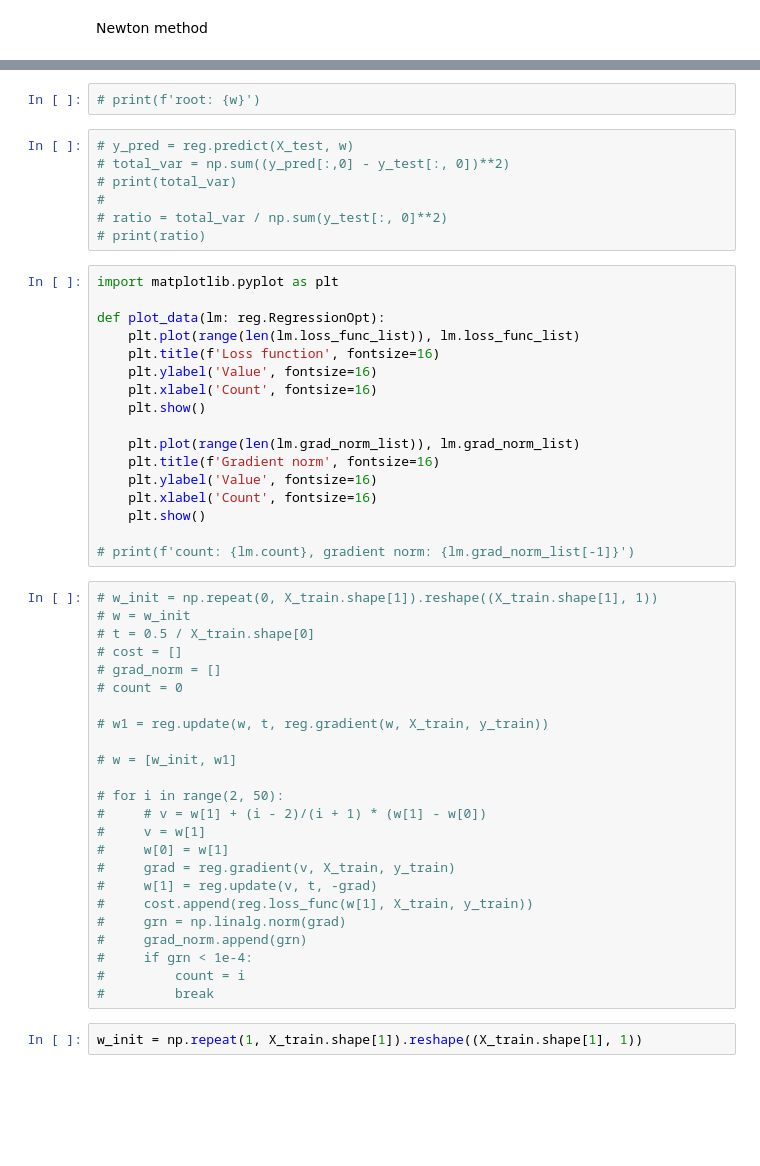
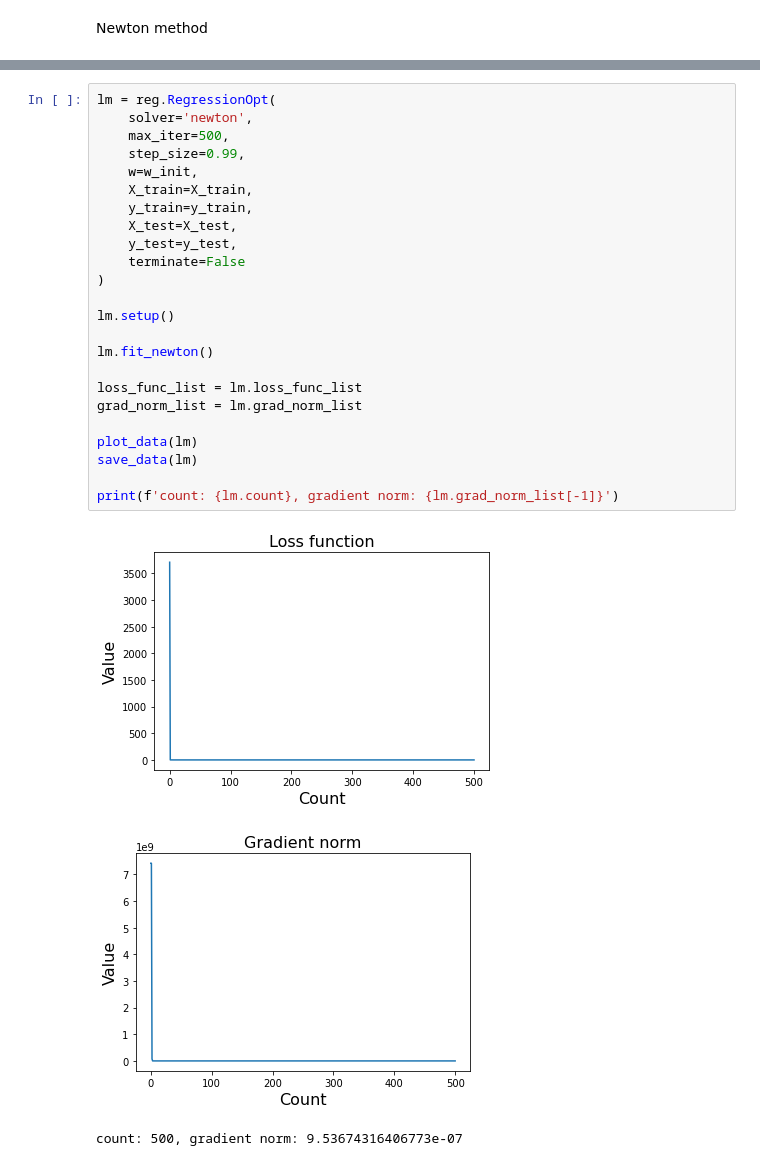
Before and after one commit to batman0911/regression_algorithm, a Jupyter notebook: kc_house/main.ipynb, the cells around one changed output, grey strips where cells are left out. Saved outputs shown, nothing was run; the diff lists cells and outputs as text; blank space fills up the shorter version.

```diff
--- a/kc_house/main.ipynb
+++ b/kc_house/main.ipynb
@@ -71,52 +88,28 @@ for i in range(50):
-# %%
-# print(f'root: {w}')
-# %%
-# y_pred = reg.predict(X_test, w)
-# total_var = np.sum((y_pred[:,0] - y_test[:, 0])**2)
-# print(total_var)
-#
-# ratio = total_var / np.sum(y_test[:, 0]**2)
-# print(ratio)
-# %%
-import matplotlib.pyplot as plt
-
-def plot_data(lm: reg.RegressionOpt):
-    plt.plot(range(len(lm.loss_func_list)), lm.loss_func_list)
-    plt.title(f'Loss function', fontsize=16)
-    plt.ylabel('Value', fontsize=16)
-    plt.xlabel('Count', fontsize=16)
-    plt.show()
-
-    plt.plot(range(len(lm.grad_norm_list)), lm.grad_norm_list)
-    plt.title(f'Gradient norm', fontsize=16)
-    plt.ylabel('Value', fontsize=16)
-    plt.xlabel('Count', fontsize=16)
-    plt.show()
-
-# print(f'count: {lm.count}, gradient norm: {lm.grad_norm_list[-1]}')
-# %%
-# w_init = np.repeat(0, X_train.shape[1]).reshape((X_train.shape[1], 1))
-# w = w_init
-# t = 0.5 / X_train.shape[0]
-# cost = []
-# grad_norm = []
-# count = 0
-
-# w1 = reg.update(w, t, reg.gradient(w, X_train, y_train))
-
-# w = [w_init, w1]
-
-# for i in range(2, 50):
-#     # v = w[1] + (i - 2)/(i + 1) * (w[1] - w[0])
-#     v = w[1]
-#     w[0] = w[1]
-#     grad = reg.gradient(v, X_train, y_train)
-#     w[1] = reg.update(v, t, -grad)
-#     cost.append(reg.loss_func(w[1], X_train, y_train))
-#     grn = np.linalg.norm(grad)
-#     grad_norm.append(grn)
-#     if grn < 1e-4:
-#         count = i
-#         break
-# %%
-w_init = np.repeat(1, X_train.shape[1]).reshape((X_train.shape[1], 1))
+# %%
+lm = reg.RegressionOpt(
+    solver='newton',
+    max_iter=500,
+    step_size=0.99,
+    w=w_init,
+    X_train=X_train,
+    y_train=y_train,
+    X_test=X_test,
+    y_test=y_test,
+    terminate=False
+)
+
+lm.setup()
+
+lm.fit_newton()
+
+loss_func_list = lm.loss_func_list
+grad_norm_list = lm.grad_norm_list
+
+plot_data(lm)
+save_data(lm)
+
+print(f'count: {lm.count}, gradient norm: {lm.grad_norm_list[-1]}')
+# %% [output]
+[figure, added]
+[figure, added]
+count: 500, gradient norm: 9.53674316406773e-07
```
Also changed, not shown: parts of 18 cells of this notebook, 5 other files.
